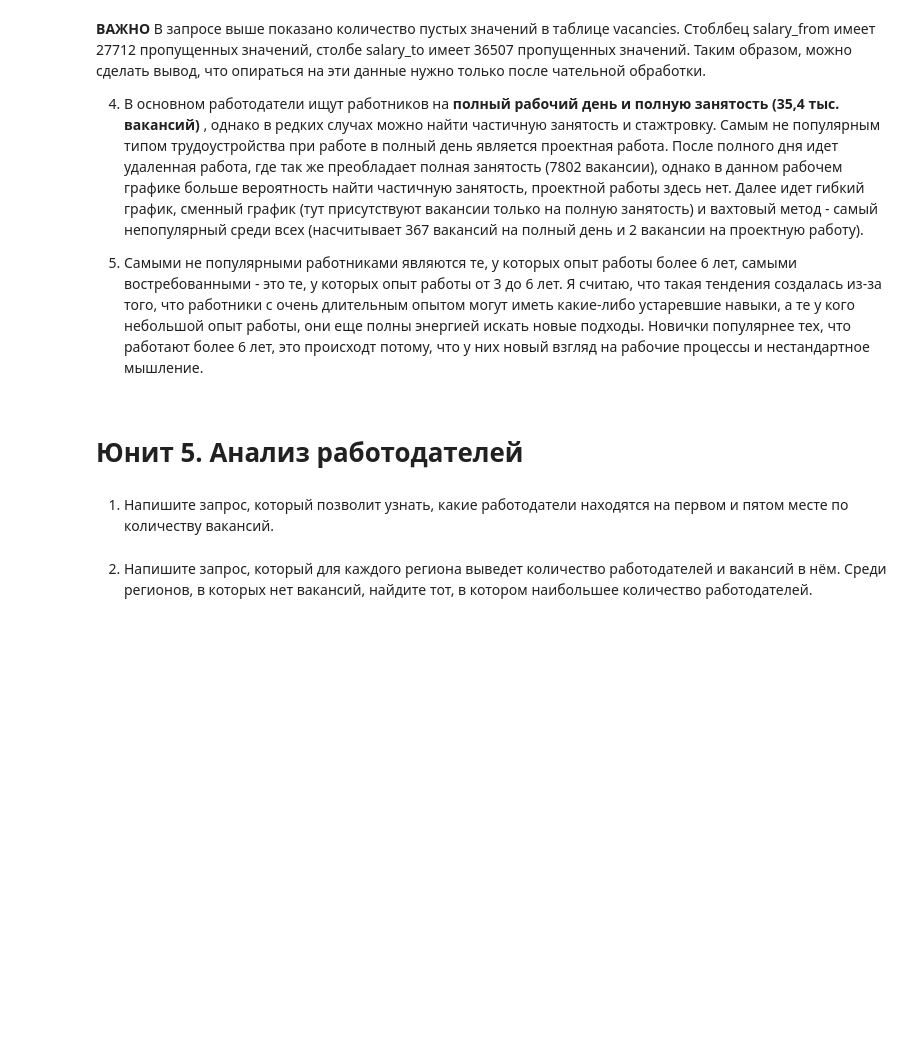
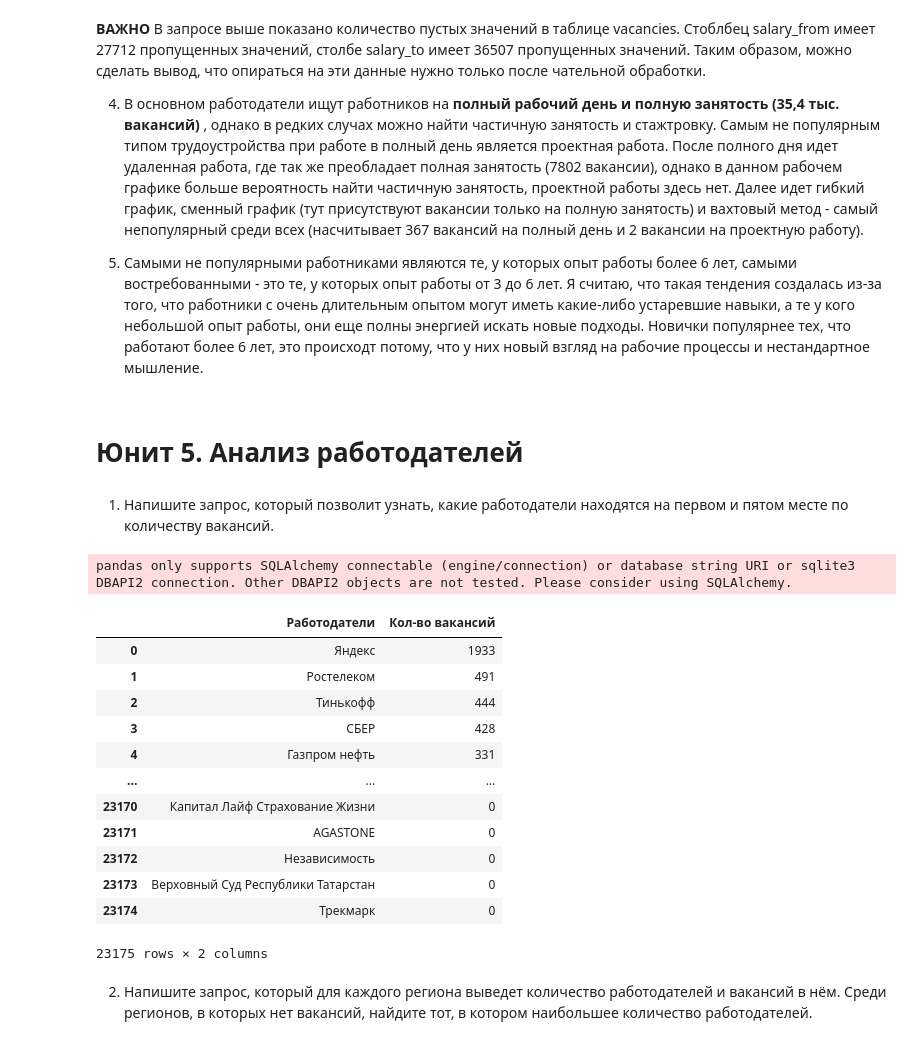
Before and after one commit to pelindzhinser/PROJECT_2, a Jupyter notebook: HH_PROJECT_2.ipynb, the cells around one changed output. Saved outputs shown, nothing was run; the diff lists cells and outputs as text; code cells hidden in the pictures; blank space fills up the shorter version.

```diff
--- a/HH_PROJECT_2.ipynb
+++ b/HH_PROJECT_2.ipynb
@@ -368,8 +369,33 @@ plt.show()
 1. Напишите запрос, который позволит узнать, какие работодатели находятся на первом и пятом месте по количеству вакансий.
 # %%
 # текст запроса
+query_5_1 = f'''SELECT
+                    e.name "Работодатели",
+                    COUNT(v.id) "Кол-во вакансий"
+                FROM employers e
+                LEFT JOIN vacancies v ON v.employer_id = e.id
+                GROUP BY 1
+                ORDER BY 2 desc
+'''
 # %%
 # результат запроса
+query5_1 = pd.read_sql_query(query_5_1, connection)
+query5_1
+# %% [output]
+pandas only supports SQLAlchemy connectable (engine/connection) or database string URI or sqlite3 DBAPI2 connection. Other DBAPI2 objects are not tested. Please consider using SQLAlchemy.
+|  | Работодатели | Кол-во вакансий |
+| 0 | Яндекс | 1933 |
+| 1 | Ростелеком | 491 |
+| 2 | Тинькофф | 444 |
+| 3 | СБЕР | 428 |
+| 4 | Газпром нефть | 331 |
+| ... | ... | ... |
+| 23170 | Капитал Лайф Страхование Жизни | 0 |
+| 23171 | AGASTONE | 0 |
+| 23172 | Независимость | 0 |
+| 23173 | Верховный Суд Республики Татарстан | 0 |
+| 23174 | Трекмарк | 0 |
+23175 rows × 2 columns
 # %% [markdown]
 2. Напишите запрос, который для каждого региона выведет количество работодателей и вакансий в нём.
 Среди регионов, в которых нет вакансий, найдите тот, в котором наибольшее количество работодателей.
```
Also changed, not shown: parts of 34 cells of this notebook.
